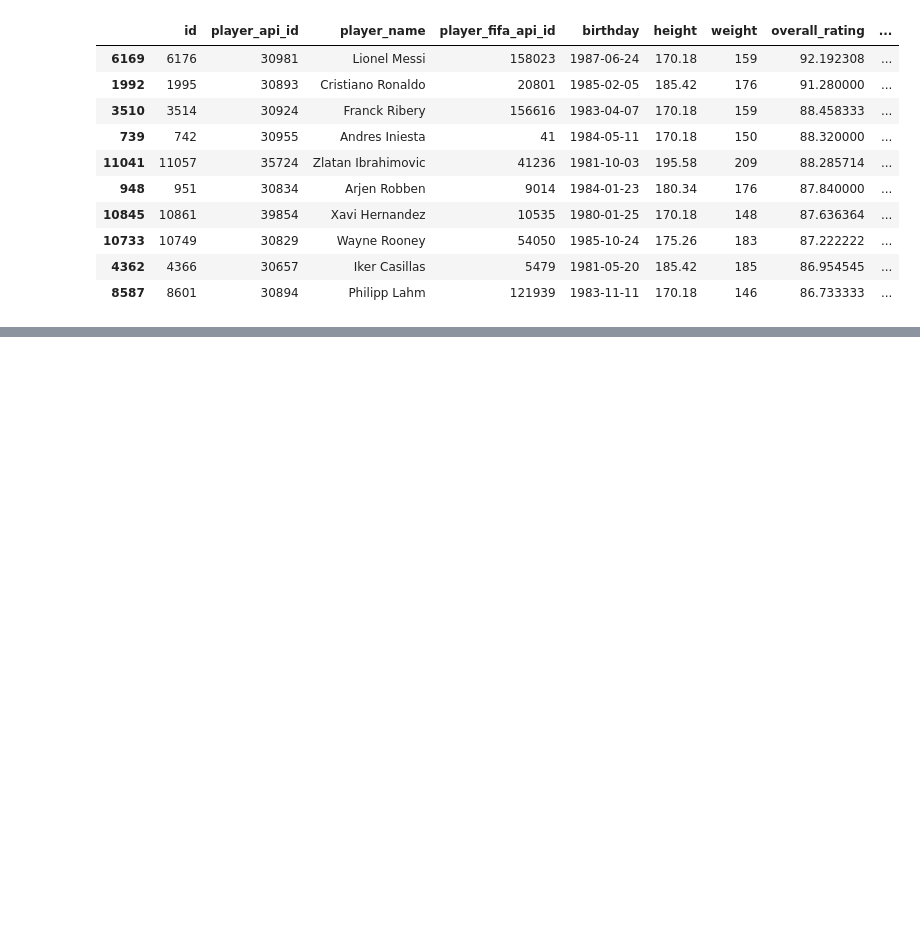
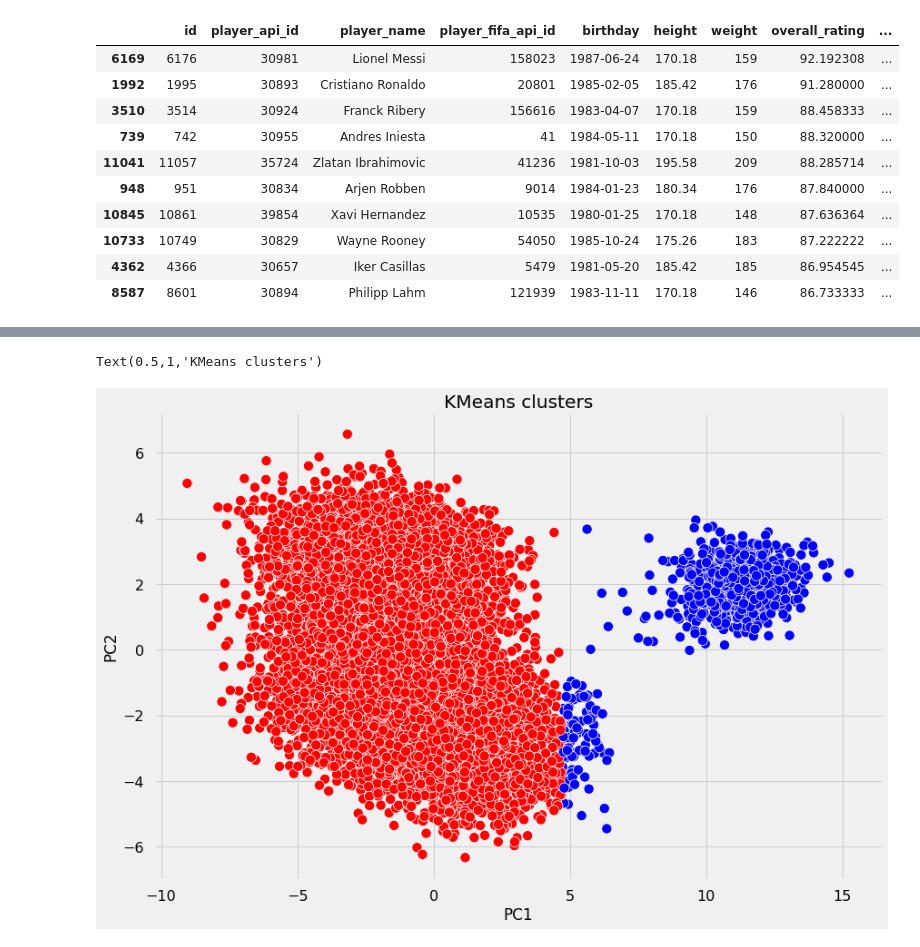
Before and after one commit to rlavelli/python_notebooks, a Jupyter notebook: european_soccer_database_kaggle.ipynb, the cells around one changed output, grey strips where cells are left out. Saved outputs shown, nothing was run; the diff lists cells and outputs as text; code cells hidden in the pictures; blank space fills up the shorter version.

```diff
--- a/european_soccer_database_kaggle.ipynb
+++ b/european_soccer_database_kaggle.ipynb
@@ -246,0 +264,12 @@ plt.show()
+# %%
+from sklearn.decomposition import PCA
+
+pca = PCA(n_components=2)
+
+prcomp = pca.fit_transform(X)
+
+prcomp_df = pd.DataFrame(data = prcomp,
+                        columns = ["PC1", "PC2"])
+
+prcomp_df = pd.concat([prcomp_df, players_merged[["player_name"]]], axis=1)
+prcomp_df.head()
@@ -246,0 +283,14 @@ plt.show()
+# %%
+from sklearn.cluster import k_means
+# rough viz of the two components, interesting to see two big clusters.
+kmeans = KMeans(n_clusters=2, random_state=123).fit_predict(prcomp_df.dropna().iloc[:, :1])
+
+label_color_map = {0 : 'r',
+                   1 : 'b'
+                   }
+
+label_color = [label_color_map[l] for l in kmeans]
+sns.scatterplot(prcomp_df.PC1, prcomp_df.PC2, c=label_color).set_title("KMeans clusters")
+# %% [output]
+Text(0.5,1,'KMeans clusters')
+[figure, added]
```
Also changed, not shown: parts of 9 cells of this notebook.
